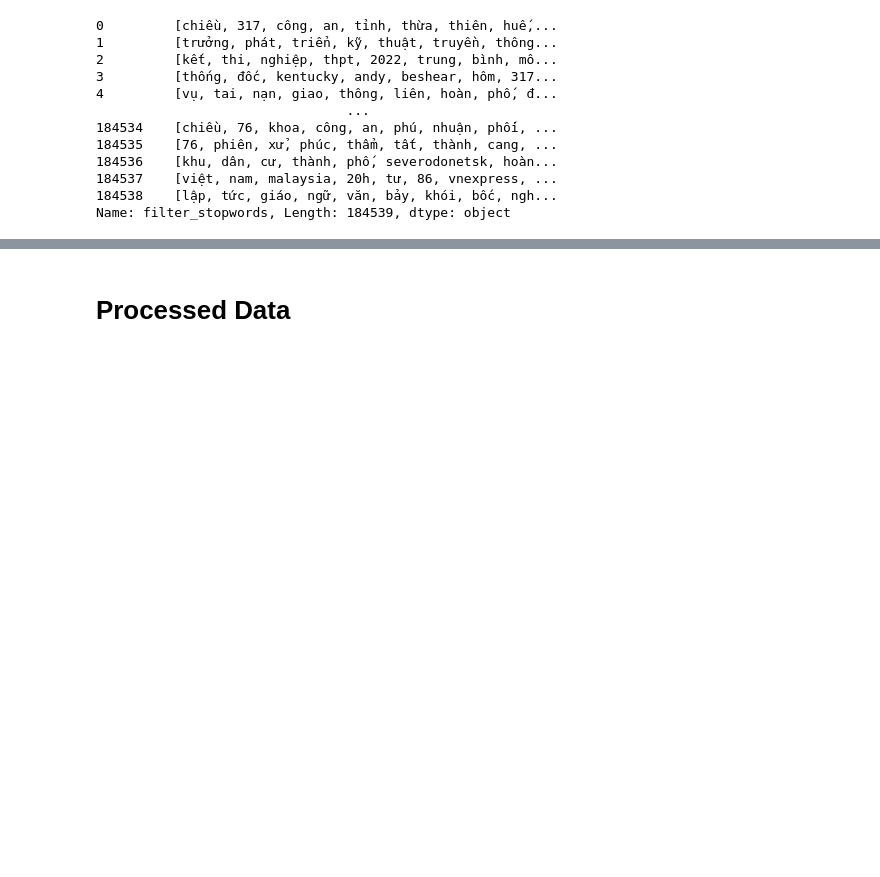
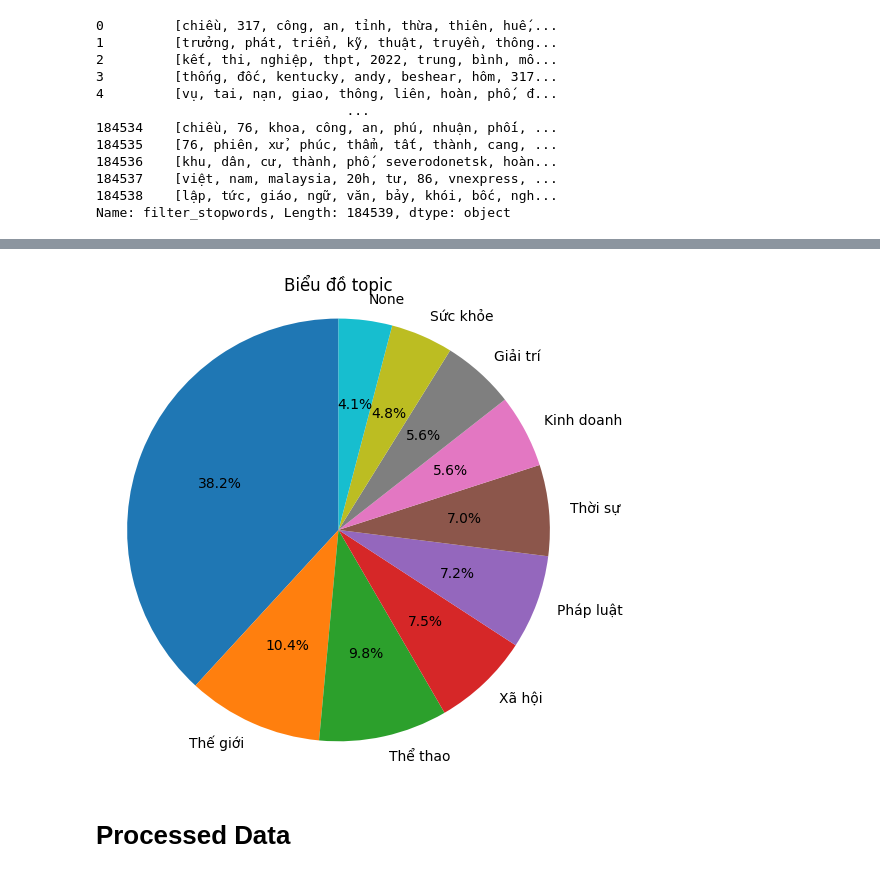
Before and after one commit to ngoc26062003/NLP_learning, a Jupyter notebook: 240118-textpreprocessingwithnltk.ipynb, the cells around one changed output, grey strips where cells are left out. Cells and saved outputs as stored; diff of their text form; code cells hidden in the pictures; blank space fills up the shorter version.

```diff
--- a/240118-textpreprocessingwithnltk.ipynb
+++ b/240118-textpreprocessingwithnltk.ipynb
@@ -174,0 +245,5 @@ Name: filter_stopwords, Length: 184539, dtype: object
+# %%
+data_mining = df[['id', 'author','source',
+       'title', 'topic','word_tokenized_content',
+       'filter_stopwords', 'stemmed_content']].copy()
+data_mining
@@ -175,3 +280,16 @@ Name: filter_stopwords, Length: 184539, dtype: object
+# %%
+rate_counts = data_mining['topic'].value_counts().nlargest(10)
+
+# Tạo biểu đồ Pie Chart
+plt.figure(figsize=(6, 6))
+plt.pie(rate_counts, labels=rate_counts.index, autopct='%1.1f%%', startangle=90)
+plt.title('Biểu đồ topic')
+plt.axis('equal')  # Đảm bảo biểu đồ tròn
+
+# Hiển thị biểu đồ
+plt.show()
+# %% [output]
+[figure, added]
 # %% [markdown]
 # **Processed Data**
 # %%
```
Also changed, not shown: parts of 31 cells of this notebook.
